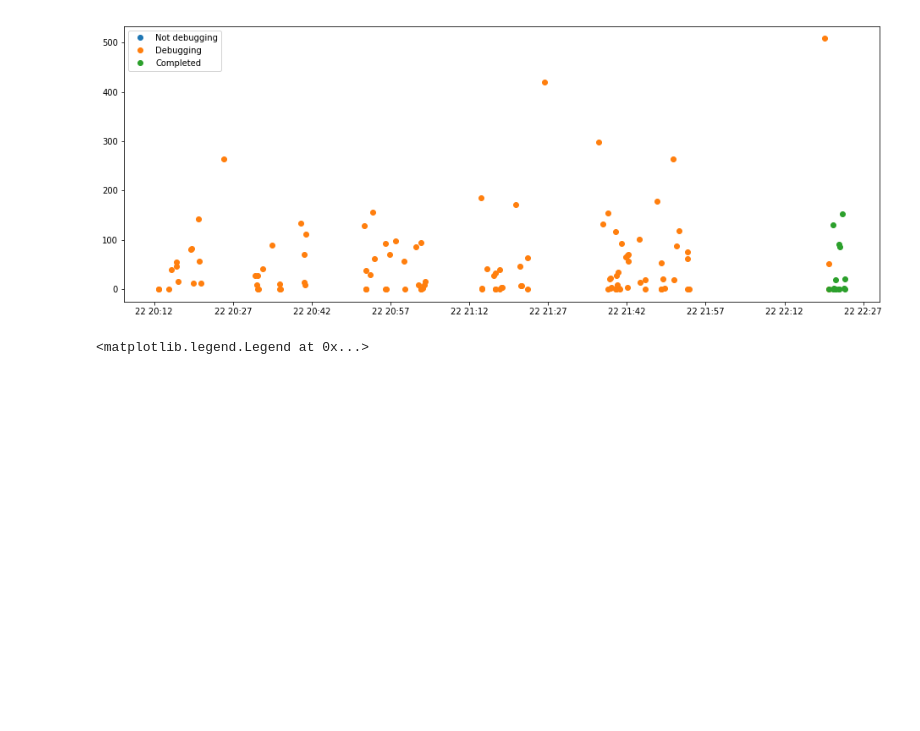
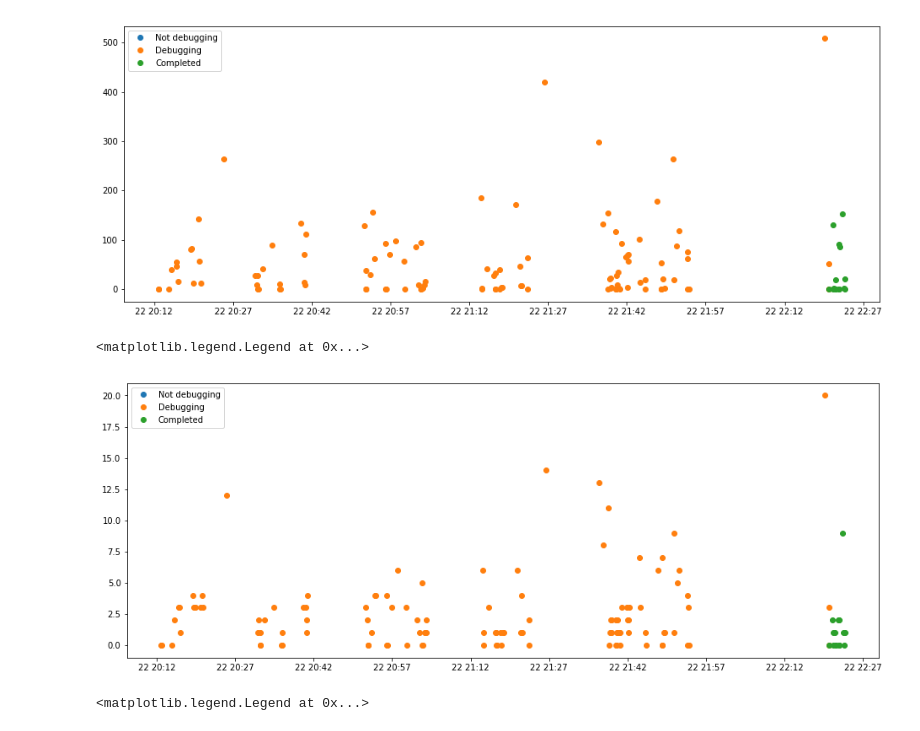
Before and after one commit to hermanmk/jexercise-data-analysis, a Jupyter notebook: Working modes.ipynb, the cells around one changed output. Drawn from its saved outputs; the diff is of its cells as text; code cells hidden in the pictures; blank space fills up the shorter version.

Commit message:
Added line difference to experiment 2.
Plotting new plots.

```diff
--- a/Working modes.ipynb
+++ b/Working modes.ipynb
@@ -135,6 +151,8 @@ for i3 in range(start_idx, len(only_runs)):
     prev_row = only_runs.iloc[only_runs.index.get_loc(only_runs.index[i3] - period, method='pad')]
     df.Char_diff_between_5min_runs_all.at[cur_row.name] = preprocessing_data.get_diff_length(prev_row.SourceCode1,
                                                                                              cur_row.SourceCode1)
+    df.Line_diff_between_5min_runs_all.at[cur_row.name] = preprocessing_data.get_diff_length_lines(prev_row.SourceCode1,
+                                                                                                   cur_row.SourceCode1)
     # Completion
     df.Completion_diff_between_5min_runs_all.at[cur_row.name] = cur_row.Completion1 - prev_row.Completion1
 
@@ -143,24 +161,32 @@ for i3 in range(start_idx, len(only_runs)):
 # %%
 # Accumulated character diff between runs
 cumsum = 0
+cumsum_lines = 0
 for j in range(0, len(df)):
     # We keep the sum of character diff since the last run
     if not pd.isnull(df.Character_diff1.iat[j]):
         cumsum += df.Character_diff1.iat[j]
+        cumsum_lines += df.Line_diff1.iat[j]
     if df.TotalRuns.iat[j] == 1:
         df.Acc_char_diff_between_runs.iat[j] = cumsum
+        df.Acc_line_diff_between_runs.iat[j] = cumsum_lines
         cumsum = 0
+        cumsum_lines = 0
 # %%
 window_start = only_runs.iloc[0].name
 cumsum = 0
+cumsum_lines = 0
 for j2 in range(df.index.get_loc(window_start) + 1, len(df)):
     cur_row = df.iloc[j2]
     if not pd.isnull(cur_row.Character_diff1):
         cumsum += cur_row.Character_diff1
+        cumsum_lines += cur_row.Line_diff1
     # Checking if there is a run on the current row and there has been at least 5 minutes since last run:
     if cur_row.TotalRuns == 1 and cur_row.name - window_start >= dt.timedelta(seconds=5*60):
         df.Acc_char_diff_between_5min_runs.at[cur_row.name] = cumsum
+        df.Acc_line_diff_between_5min_runs.at[cur_row.name] = cumsum_lines
         cumsum = 0
+        cumsum_lines = 0
         window_start = cur_row.name
 # %%
 for j3 in range(start_idx, len(only_runs)):
@@ -168,7 +194,9 @@ for j3 in range(start_idx, len(only_runs)):
     # We get the first (oldest) run which is at least 5 minutes earlier
     prev_row = only_runs.iloc[only_runs.index.get_loc(only_runs.index[j3] - period, method='pad')]
     acc_char_diff = df.loc[prev_row.name:cur_row.name].Character_diff1.sum()
+    acc_line_diff = df.loc[prev_row.name:cur_row.name].Line_diff1.sum()
     df.Acc_char_diff_between_5min_runs_all.at[cur_row.name] = acc_char_diff
+    df.Acc_line_diff_between_5min_runs_all.at[cur_row.name] = acc_line_diff
 # %%
 only_runs = df[df.TotalRuns == 1]
 # %%
@@ -180,6 +208,15 @@ plt.legend()
 # %% [output]
 <matplotlib.legend.Legend at 0x...>
 [figure]
+# %%
+plt.figure(figsize=(16,6))
+plt.plot(only_runs[not_debugging].Line_diff_between_runs, marker='o', linestyle="None", label='Not debugging')
+plt.plot(only_runs[debugging].Line_diff_between_runs, marker='o', linestyle="None", label='Debugging')
+plt.plot(only_runs[completed].Line_diff_between_runs, marker='o', linestyle="None", label='Completed')
+plt.legend()
+# %% [output]
+<matplotlib.legend.Legend at 0x...>
+[figure, added]
 # %%
 plt.figure(figsize=(16,6))
 plt.plot(only_runs[not_debugging].Char_diff_between_5min_runs, marker='o', linestyle="None", label='Not debugging')
```
Also changed, not shown: parts of 12 cells of this notebook, 2 other files.
